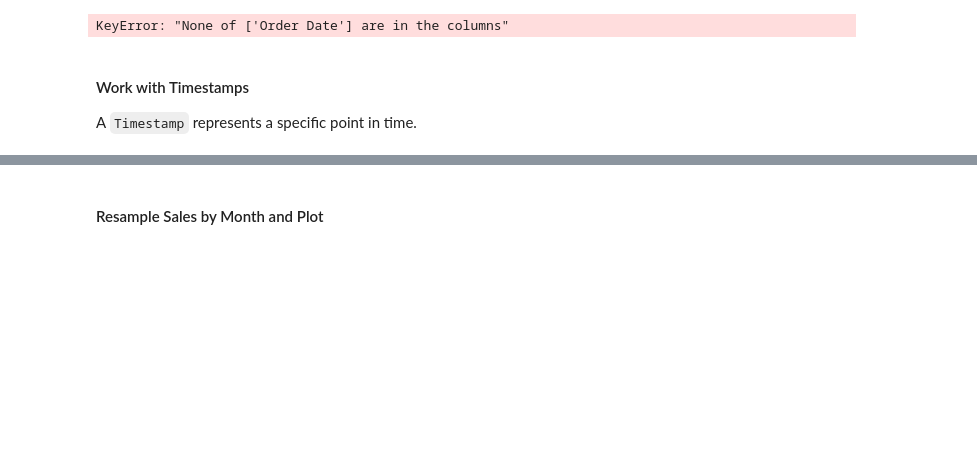
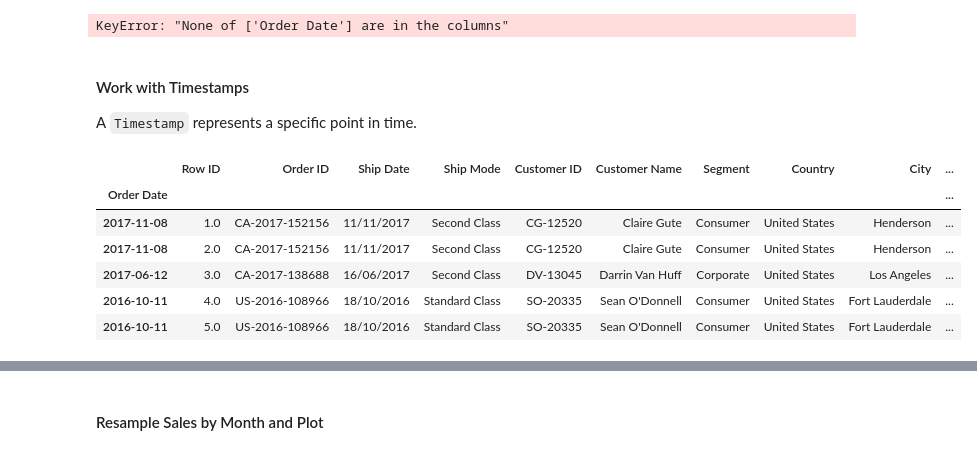
Before and after one commit to bonareri/data-science-class, a Jupyter notebook: 05-Python_for_Data_Science/06_Pandas_Data_Analysis.ipynb, the cells around one changed output, grey strips where cells are left out. Saved outputs shown, nothing was run; the diff lists cells and outputs as text; code cells hidden in the pictures; blank space fills up the shorter version.

```diff
--- a/05-Python_for_Data_Science/06_Pandas_Data_Analysis.ipynb
+++ b/05-Python_for_Data_Science/06_Pandas_Data_Analysis.ipynb
@@ -734,6 +867,16 @@ KeyError: "None of ['Order Date'] are in the columns"
 # %% [markdown]
 #### Work with Timestamps
 A `Timestamp` represents a specific point in time.
+# %%
+df.head()
+# %% [output]
+|  | Row ID | Order ID | Ship Date | Ship Mode | Customer ID | Customer Name | Segment | Country | City | ... |
+| Order Date |  |  |  |  |  |  |  |  |  | ... |
+| 2017-11-08 | 1.0 | CA-2017-152156 | 11/11/2017 | Second Class | CG-12520 | Claire Gute | Consumer | United States | Henderson | ... |
+| 2017-11-08 | 2.0 | CA-2017-152156 | 11/11/2017 | Second Class | CG-12520 | Claire Gute | Consumer | United States | Henderson | ... |
+| 2017-06-12 | 3.0 | CA-2017-138688 | 16/06/2017 | Second Class | DV-13045 | Darrin Van Huff | Corporate | United States | Los Angeles | ... |
+| 2016-10-11 | 4.0 | US-2016-108966 | 18/10/2016 | Standard Class | SO-20335 | Sean O'Donnell | Consumer | United States | Fort Lauderdale | ... |
+| 2016-10-11 | 5.0 | US-2016-108966 | 18/10/2016 | Standard Class | SO-20335 | Sean O'Donnell | Consumer | United States | Fort Lauderdale | ... |
 # %%
 df.loc['11/10/2016']
 # %% [output]
```
Also changed, not shown: parts of 30 cells of this notebook.
